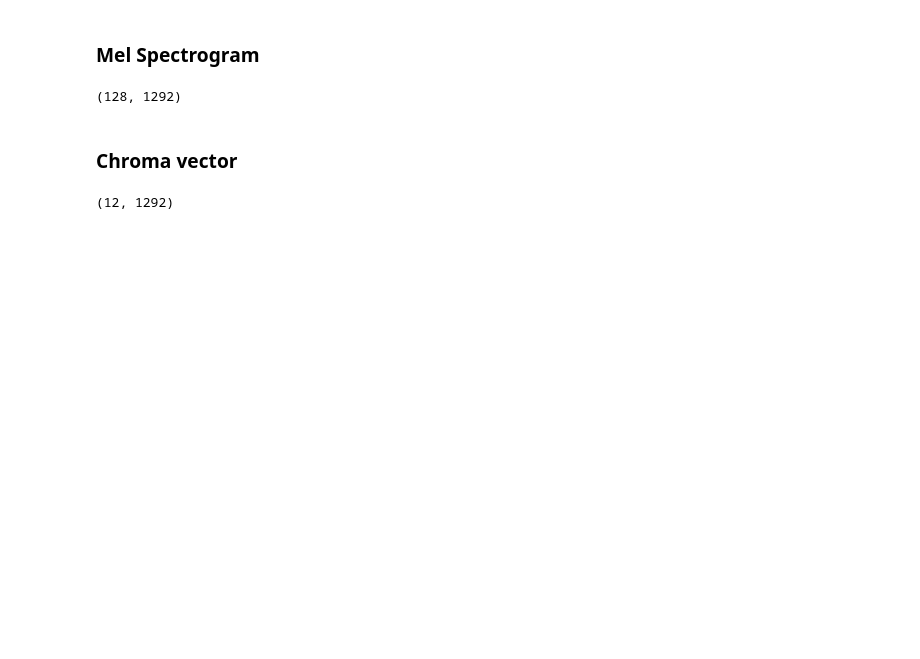
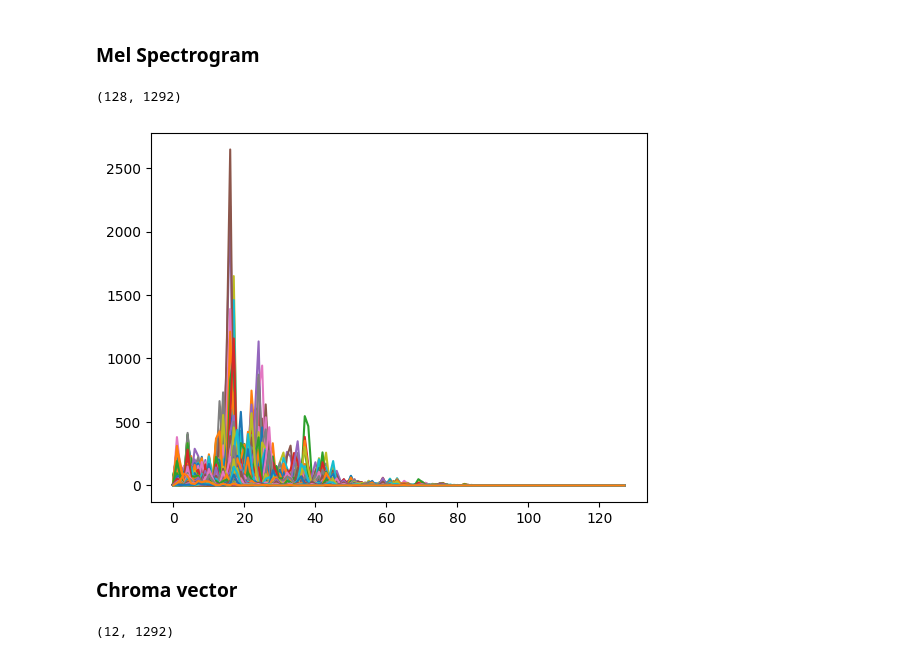
Before and after one commit to rulezcasa/Genre_classification, a Jupyter notebook: Music genre classification.ipynb, the cells around one changed output. Cells and saved outputs as stored; diff of their text form; code cells hidden in the pictures; blank space fills up the shorter version.

```diff
--- a/Music genre classification.ipynb
+++ b/Music genre classification.ipynb
@@ -72,6 +78,13 @@ mel_shape=get_melspectrogram("/Users/casarulez/Projects/Genre_classification/gen
 mel_shape.shape
 # %% [output]
 (128, 1292)
+# %%
+#Plotting melspectrogram
+mel_plot=get_melspectrogram("/Users/casarulez/Projects/Genre_classification/genres/blues/blues.00000.au")
+plt.plot(mel_plot)
+plt.show()
+# %% [output]
+[figure, added]
 # %% [markdown]
 ### Chroma vector
 # %%
```
Also changed, not shown: parts of 13 cells of this notebook, 23 other files.
